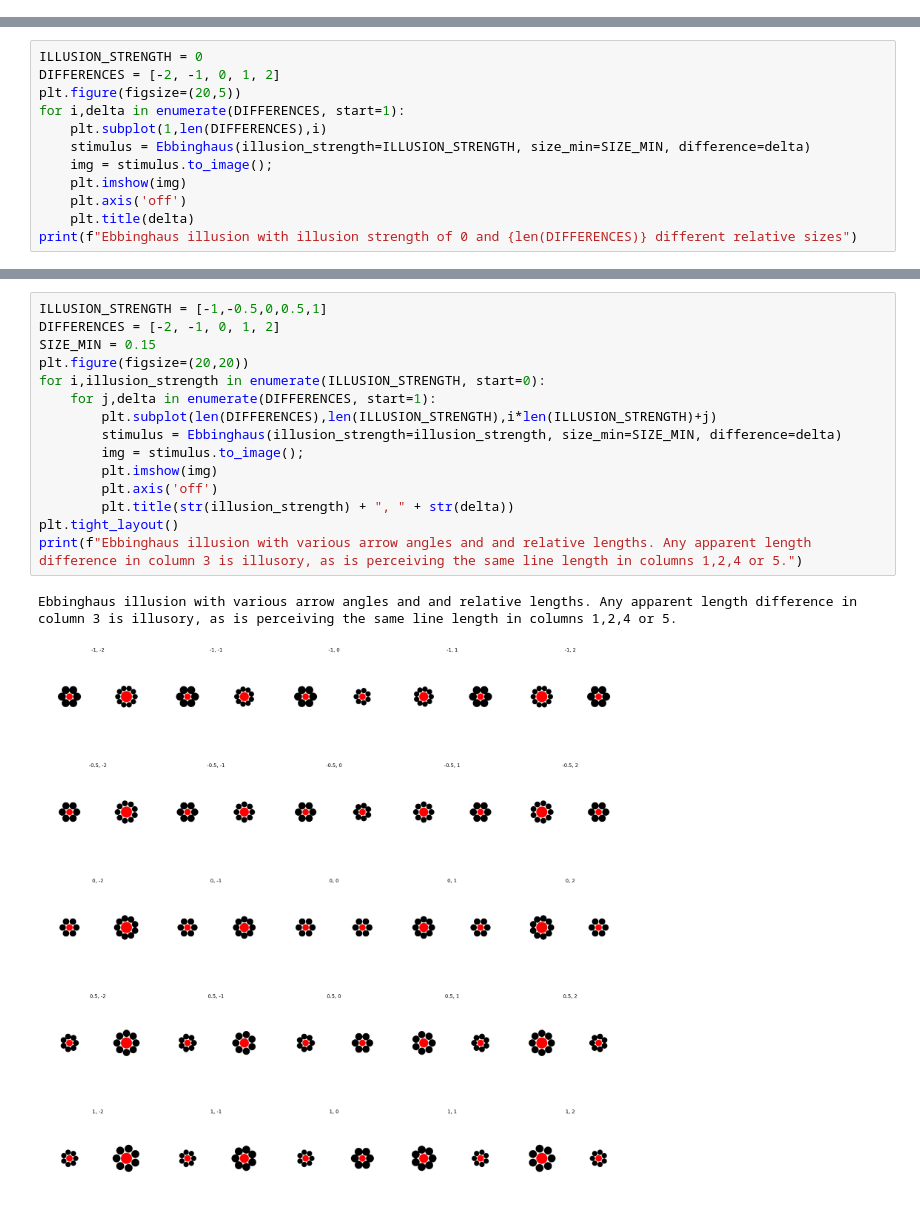
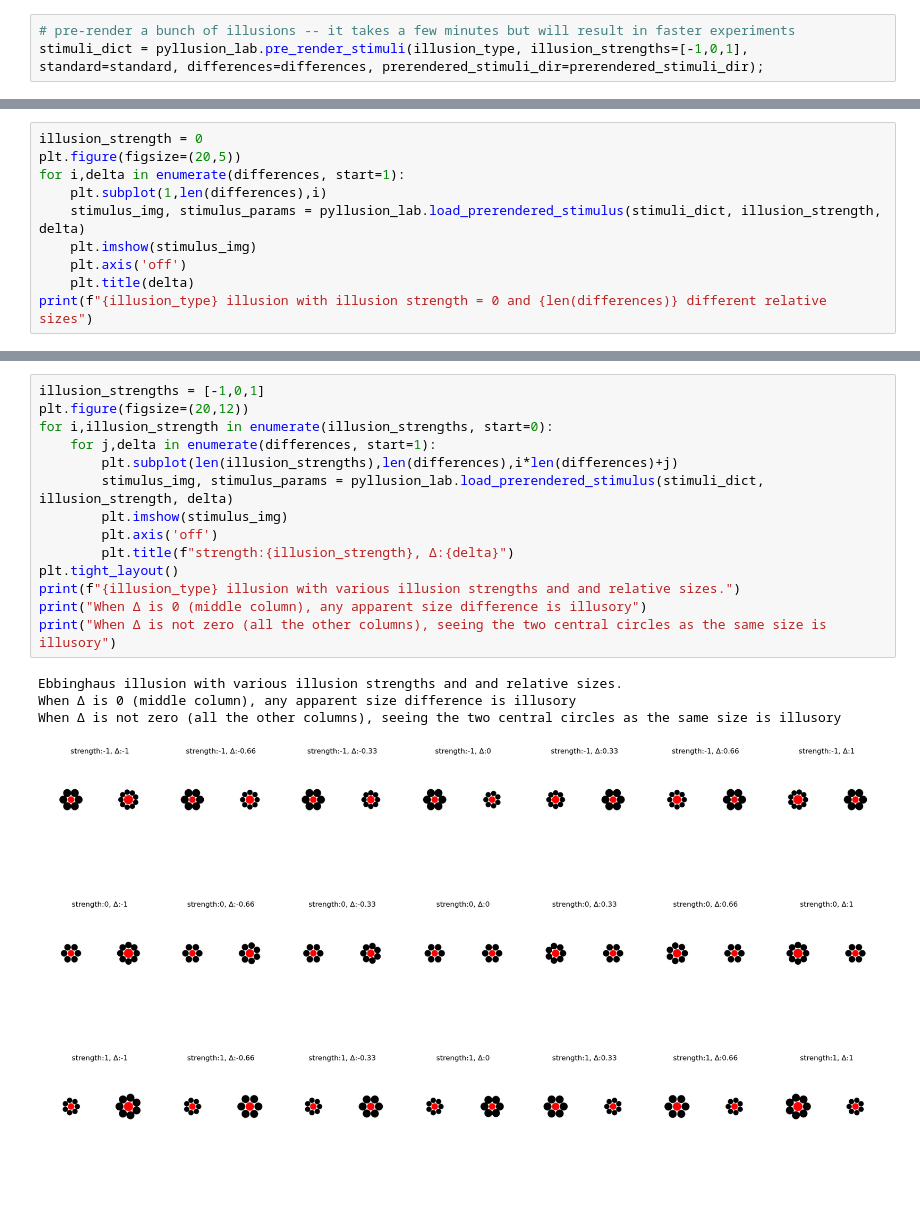
Before and after one commit to ahna/illusion-lab, a Jupyter notebook: Lab1.ipynb, the cells around one changed output, grey strips where cells are left out. Cells and saved outputs as stored; diff of their text form; blank space fills up the shorter version.

```diff
--- a/Lab1.ipynb
+++ b/Lab1.ipynb
@@ -53,0 +68,3 @@ Each instance of `Ebbinghaus` contains attributes corresponding to the parameter
+# %%
+# pre-render a bunch of illusions -- it takes a few minutes but will result in faster experiments
+stimuli_dict = pyllusion_lab.pre_render_stimuli(illusion_type, illusion_strengths=[-1,0,1], standard=standard, differences=differences, prerendered_stimuli_dir=prerendered_stimuli_dir);
@@ -71,13 +111,11 @@ In the next example you will see what it means to vary the difference between th
 # %%
-ILLUSION_STRENGTH = 0
-DIFFERENCES = [-2, -1, 0, 1, 2]
+illusion_strength = 0
 plt.figure(figsize=(20,5))
-for i,delta in enumerate(DIFFERENCES, start=1):
-    plt.subplot(1,len(DIFFERENCES),i)
-    stimulus = Ebbinghaus(illusion_strength=ILLUSION_STRENGTH, size_min=SIZE_MIN, difference=delta)
-    img = stimulus.to_image();
-    plt.imshow(img)
+for i,delta in enumerate(differences, start=1):
+    plt.subplot(1,len(differences),i)
+    stimulus_img, stimulus_params = pyllusion_lab.load_prerendered_stimulus(stimuli_dict, illusion_strength, delta)
+    plt.imshow(stimulus_img)
     plt.axis('off')
     plt.title(delta)
-print(f"Ebbinghaus illusion with illusion strength of 0 and {len(DIFFERENCES)} different relative sizes")
+print(f"{illusion_type} illusion with illusion strength = 0 and {len(differences)} different relative sizes")
 # %% [output]
@@ -86,20 +126,21 @@ Ebbinghaus illusion with illusion strength of 0 and 5 different relative sizes
 # %%
-ILLUSION_STRENGTH = [-1,-0.5,0,0.5,1]
-DIFFERENCES = [-2, -1, 0, 1, 2]
-SIZE_MIN = 0.15
-plt.figure(figsize=(20,20))
-for i,illusion_strength in enumerate(ILLUSION_STRENGTH, start=0):
-    for j,delta in enumerate(DIFFERENCES, start=1):
-        plt.subplot(len(DIFFERENCES),len(ILLUSION_STRENGTH),i*len(ILLUSION_STRENGTH)+j)
-        stimulus = Ebbinghaus(illusion_strength=illusion_strength, size_min=SIZE_MIN, difference=delta)
-        img = stimulus.to_image();
-        plt.imshow(img)
+illusion_strengths = [-1,0,1]
+plt.figure(figsize=(20,12))
+for i,illusion_strength in enumerate(illusion_strengths, start=0):
+    for j,delta in enumerate(differences, start=1):
+        plt.subplot(len(illusion_strengths),len(differences),i*len(differences)+j)
+        stimulus_img, stimulus_params = pyllusion_lab.load_prerendered_stimulus(stimuli_dict, illusion_strength, delta)
+        plt.imshow(stimulus_img)
         plt.axis('off')
-        plt.title(str(illusion_strength) + ", " + str(delta))
+        plt.title(f"strength:{illusion_strength}, Δ:{delta}")
 plt.tight_layout()
-print(f"Ebbinghaus illusion with various arrow angles and and relative lengths. Any apparent length difference in column 3 is illusory, as is perceiving the same line length in columns 1,2,4 or 5.")
+print(f"{illusion_type} illusion with various illusion strengths and and relative sizes.")
+print("When Δ is 0 (middle column), any apparent size difference is illusory")
+print("When Δ is not zero (all the other columns), seeing the two central circles as the same size is illusory")
 # %% [output]
-Ebbinghaus illusion with various arrow angles and and relative lengths. Any apparent length difference in column 3 is illusory, as is perceiving the same line length in columns 1,2,4 or 5.
+Ebbinghaus illusion with various illusion strengths and and relative sizes.
+When Δ is 0 (middle column), any apparent size difference is illusory
+When Δ is not zero (all the other columns), seeing the two central circles as the same size is illusory
-[figure, old version]
+[figure, new version]
 # %% [markdown]
 ## 2. Method of Adjustment
```
Also changed, not shown: parts of 39 cells of this notebook, 2 other files.
